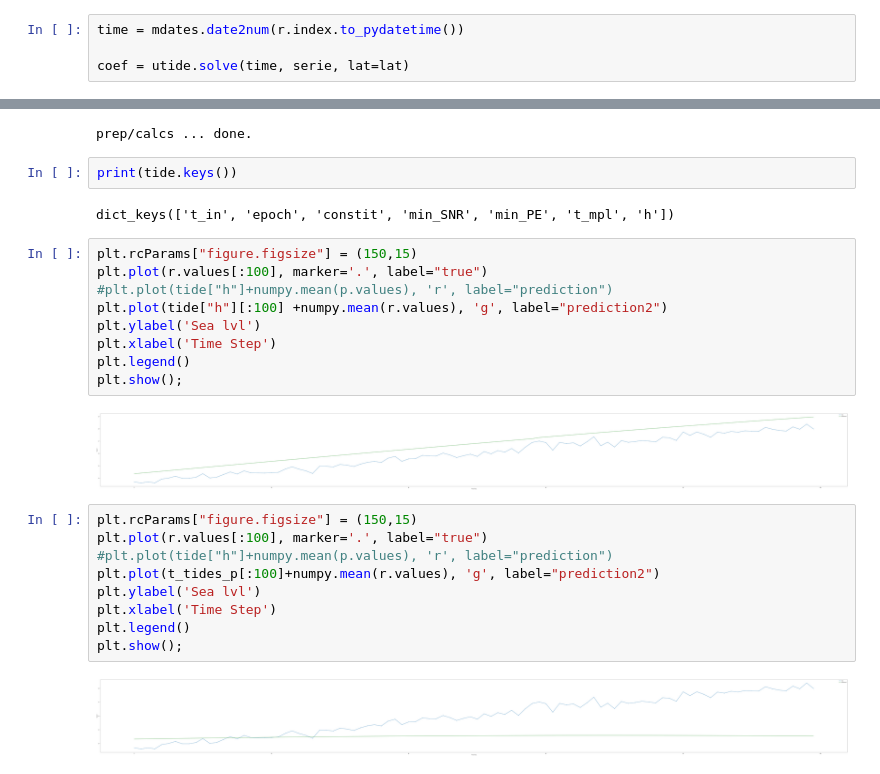
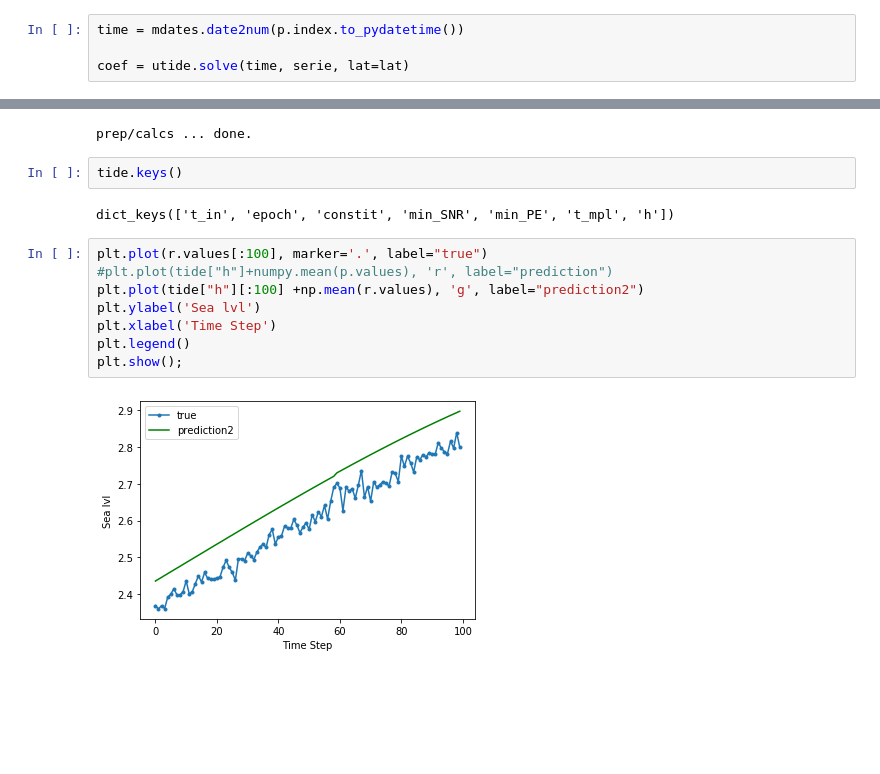
Before and after one commit to killgor/LSTM, a Jupyter notebook: T_Tides.ipynb, the cells around one changed output, grey strips where cells are left out. Saved outputs shown, nothing was run; the diff lists cells and outputs as text; blank space fills up the shorter version.

```diff
--- a/T_Tides.ipynb
+++ b/T_Tides.ipynb
@@ -119,7 +120,7 @@ print(utide.__version__)
 # %% [output]
 0.2.5
 # %%
-time = mdates.date2num(r.index.to_pydatetime())
+time = mdates.date2num(p.index.to_pydatetime())
 
 coef = utide.solve(time, serie, lat=lat)
 # %% [output]
@@ -153,29 +154,17 @@ ptime = mdates.date2num(p.index.to_pydatetime())
 tide = utide.reconstruct(time, coef)
 # %% [output]
 prep/calcs ... done.
-# %%
-print(tide.keys())
-# %% [output]
-dict_keys(['t_in', 'epoch', 'constit', 'min_SNR', 'min_PE', 't_mpl', 'h'])
+# %%
+tide.keys()
+# %% [output]
+dict_keys(['t_in', 'epoch', 'constit', 'min_SNR', 'min_PE', 't_mpl', 'h'])
 # %%
-plt.rcParams["figure.figsize"] = (150,15)
 plt.plot(r.values[:100], marker='.', label="true")
 #plt.plot(tide["h"]+numpy.mean(p.values), 'r', label="prediction")
-plt.plot(tide["h"][:100] +numpy.mean(r.values), 'g', label="prediction2")
+plt.plot(tide["h"][:100] +np.mean(r.values), 'g', label="prediction2")
 plt.ylabel('Sea lvl')
 plt.xlabel('Time Step')
 plt.legend()
 plt.show();
 # %% [output]
-[figure, old version]
+[figure, new version]
-# %%
-plt.rcParams["figure.figsize"] = (150,15)
-plt.plot(r.values[:100], marker='.', label="true")
-#plt.plot(tide["h"]+numpy.mean(p.values), 'r', label="prediction")
-plt.plot(t_tides_p[:100]+numpy.mean(r.values), 'g', label="prediction2")
-plt.ylabel('Sea lvl')
-plt.xlabel('Time Step')
-plt.legend()
-plt.show();
-# %% [output]
-[figure, removed]
```
Also changed, not shown: parts of 7 cells of this notebook.
